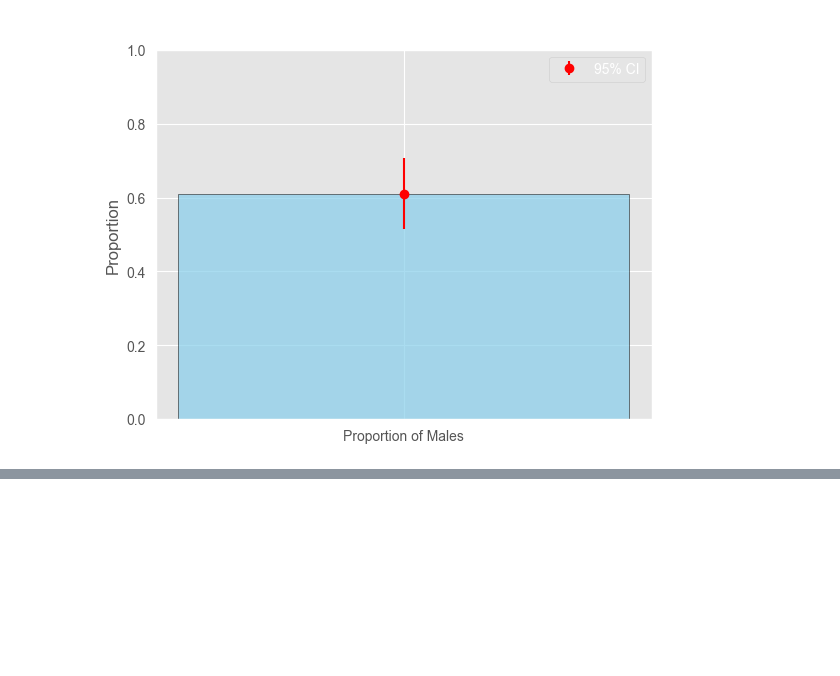
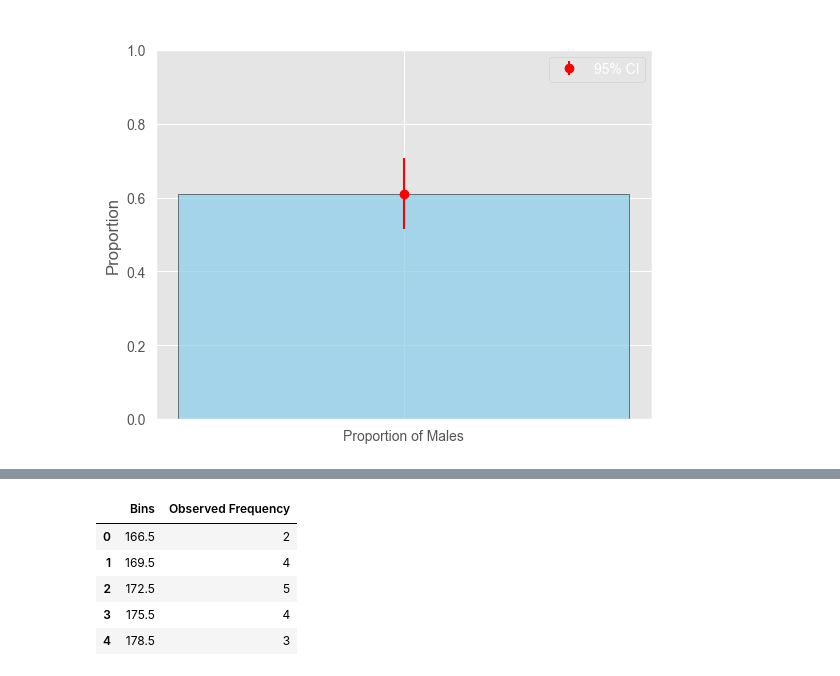
Before and after one commit to dattali18/statistics_msc_course, a Jupyter notebook: code/statistics_project.ipynb, the cells around one changed output, grey strips where cells are left out. Cells and saved outputs as stored; diff of their text form; code cells hidden in the pictures; blank space fills up the shorter version.

```diff
--- a/code/statistics_project.ipynb
+++ b/code/statistics_project.ipynb
@@ -930,0 +1333,20 @@ plt.show()
+# %%
+males_height = df[df['gender']== 1]['height']
+
+# sample ~30%
+sample_size = int(0.3 * len(males_height))
+sample = males_height.sample(n=sample_size, random_state=15)
+
+# use the default pd bins
+observed_freq, bins = np.histogram(sample, bins=5)
+
+# output to the screen so we can see the bins
+height_df = pd.DataFrame({'Bins': bins[:-1], 'Observed Frequency': observed_freq})
+height_df
+# %% [output]
+|  | Bins | Observed Frequency |
+| 0 | 166.5 | 2 |
+| 1 | 169.5 | 4 |
+| 2 | 172.5 | 5 |
+| 3 | 175.5 | 4 |
+| 4 | 178.5 | 3 |
```
Also changed, not shown: parts of 34 cells of this notebook.
